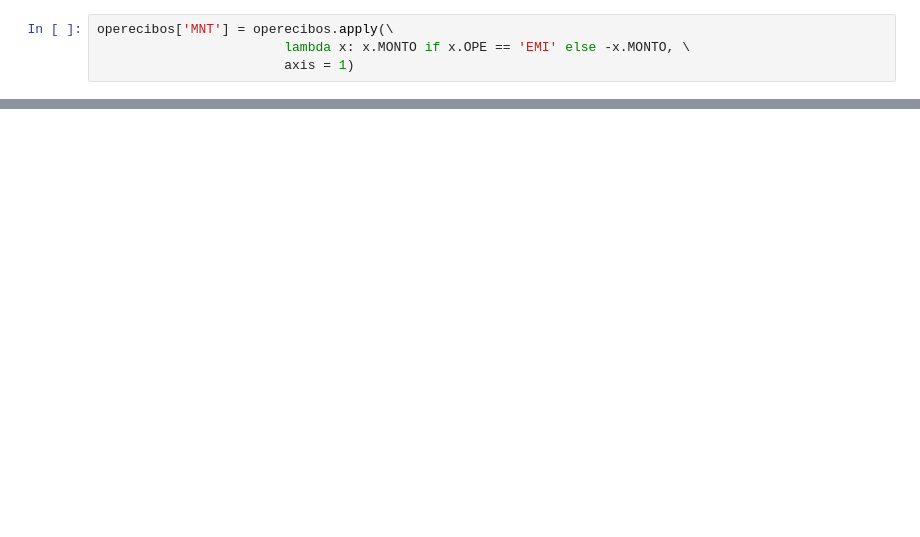
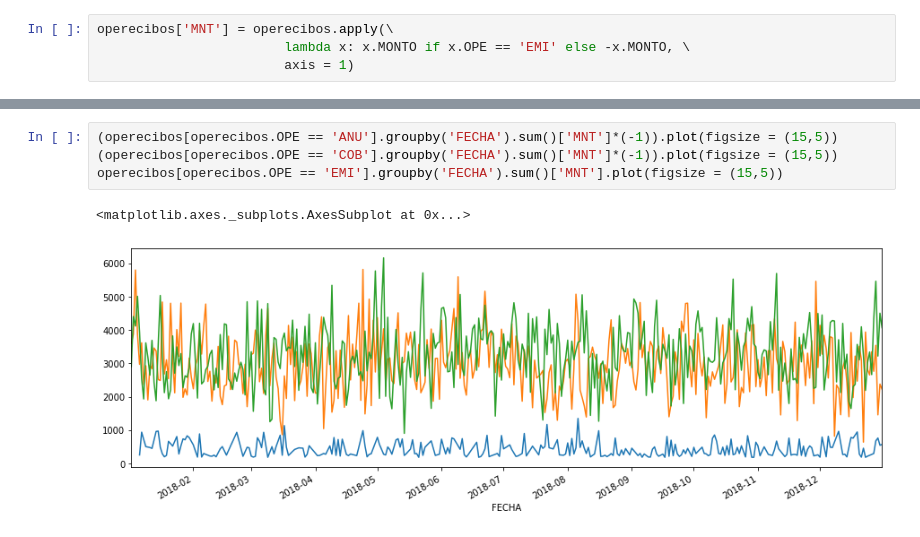
Before and after one commit to RafaelHarispe/WorkShopDS, a Jupyter notebook: Cintas.ipynb, the cells around one changed output, grey strips where cells are left out. Drawn from its saved outputs; the diff is of its cells as text; blank space fills up the shorter version.

```diff
--- a/Cintas.ipynb
+++ b/Cintas.ipynb
@@ -194,0 +301,7 @@ operecibos.set_index('FECHA').resample('1M').sum()
+# %%
+(operecibos[operecibos.OPE == 'ANU'].groupby('FECHA').sum()['MNT']*(-1)).plot(figsize = (15,5))
+(operecibos[operecibos.OPE == 'COB'].groupby('FECHA').sum()['MNT']*(-1)).plot(figsize = (15,5))
+operecibos[operecibos.OPE == 'EMI'].groupby('FECHA').sum()['MNT'].plot(figsize = (15,5))
+# %% [output]
+<matplotlib.axes._subplots.AxesSubplot at 0x...>
+[figure, added]
```
Also changed, not shown: parts of 18 cells of this notebook.
